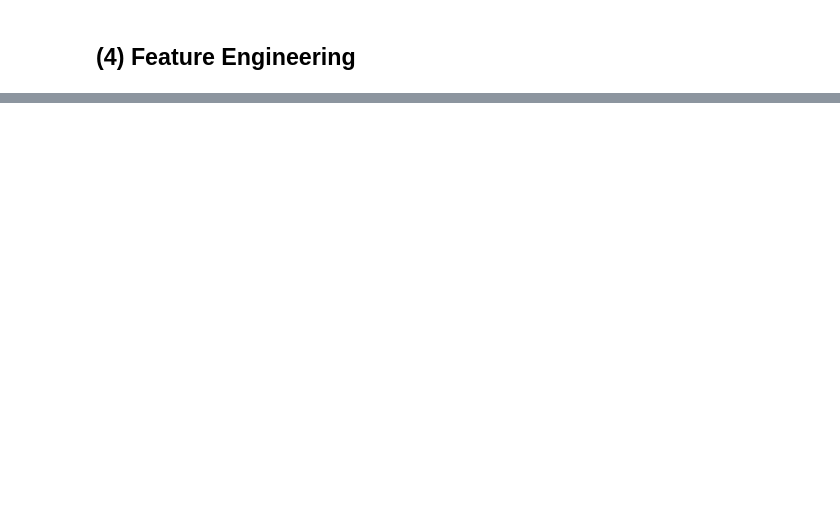
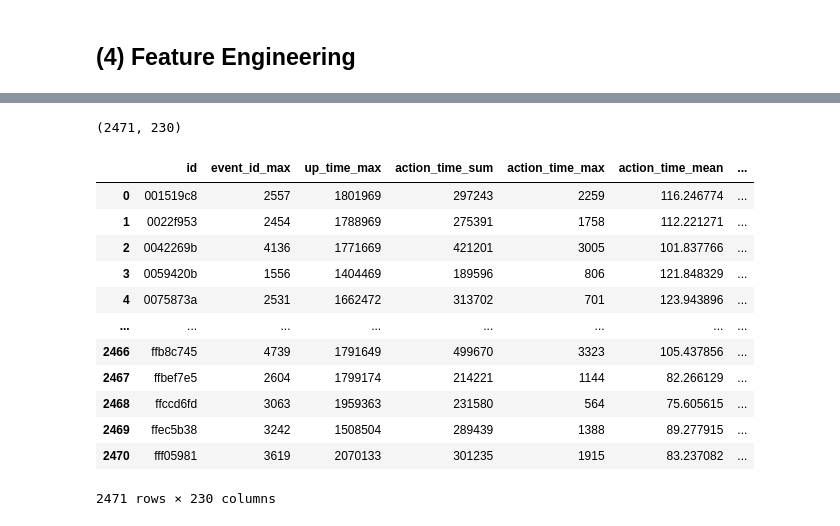
Before and after one commit to dgkmtu/kaggle-linking-writing-processes, a Jupyter notebook: code/nb06_writing_quality.ipynb, the cells around one changed output, grey strips where cells are left out. Cells and saved outputs as stored; diff of their text form; code cells hidden in the pictures; blank space fills up the shorter version.

```diff
--- a/code/nb06_writing_quality.ipynb
+++ b/code/nb06_writing_quality.ipynb
@@ -263,4 +201,4 @@ def plot_dist_box(data, target):
 # %%
-num_cols = ['down_time', 'up_time', 'action_time', 'cursor_position', 'word_count']
-for col in num_cols:
-  plot_dist_box(train_logs_agg_df[col], train_logs_agg_df['score'])
+#num_cols = ['down_time', 'up_time', 'action_time', 'cursor_position', 'word_count']
+#for col in num_cols:
+#  plot_dist_box(train_logs_agg_df[col], train_logs_agg_df['score'])
@@ -552,0 +517,20 @@ Engineering stastical summaries for features
+# %%
+train_feats.shape
+# %% [output]
+(2471, 230)
+# %%
+train_feats
+# %% [output]
+|  | id | event_id_max | up_time_max | action_time_sum | action_time_max | action_time_mean | ... |
+| 0 | 001519c8 | 2557 | 1801969 | 297243 | 2259 | 116.246774 | ... |
+| 1 | 0022f953 | 2454 | 1788969 | 275391 | 1758 | 112.221271 | ... |
+| 2 | 0042269b | 4136 | 1771669 | 421201 | 3005 | 101.837766 | ... |
+| 3 | 0059420b | 1556 | 1404469 | 189596 | 806 | 121.848329 | ... |
+| 4 | 0075873a | 2531 | 1662472 | 313702 | 701 | 123.943896 | ... |
+| ... | ... | ... | ... | ... | ... | ... | ... |
+| 2466 | ffb8c745 | 4739 | 1791649 | 499670 | 3323 | 105.437856 | ... |
+| 2467 | ffbef7e5 | 2604 | 1799174 | 214221 | 1144 | 82.266129 | ... |
+| 2468 | ffccd6fd | 3063 | 1959363 | 231580 | 564 | 75.605615 | ... |
+| 2469 | ffec5b38 | 3242 | 1508504 | 289439 | 1388 | 89.277915 | ... |
+| 2470 | fff05981 | 3619 | 2070133 | 301235 | 1915 | 83.237082 | ... |
+2471 rows × 230 columns
```
Also changed, not shown: parts of 34 cells of this notebook, 3 other files.
